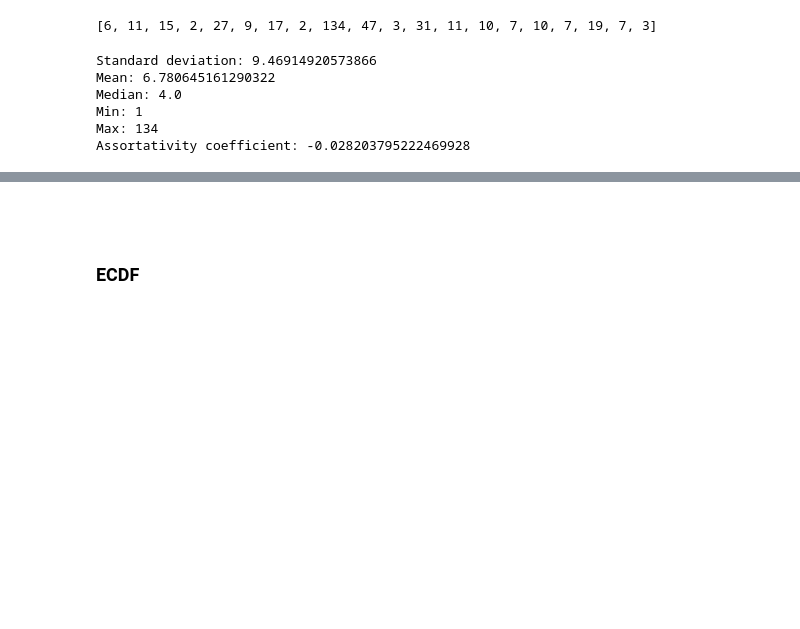
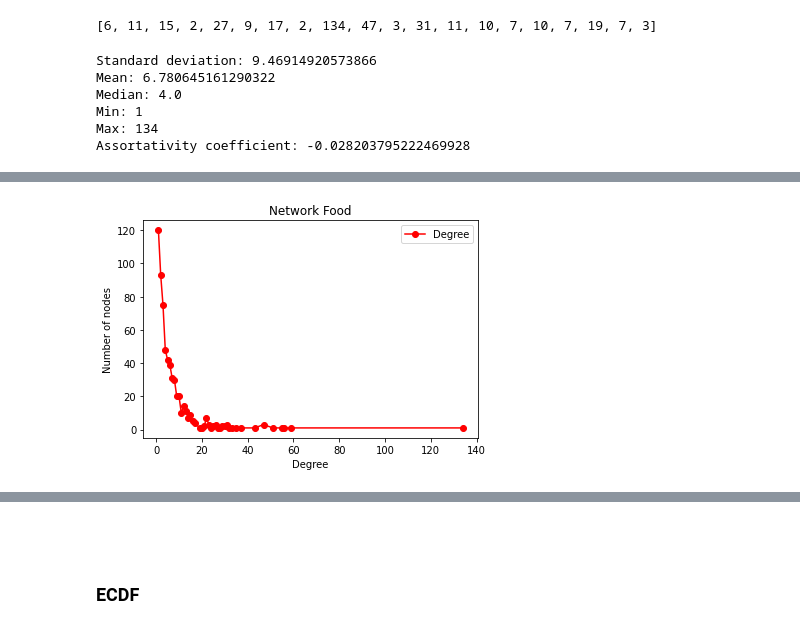
Before and after one commit to Andreaierardi/SocialNetworkAnalysis-project, a Jupyter notebook: project_code.ipynb, the cells around one changed output, grey strips where cells are left out. Cells and saved outputs as stored; diff of their text form; code cells hidden in the pictures; blank space fills up the shorter version.

```diff
--- a/project_code.ipynb
+++ b/project_code.ipynb
@@ -259,0 +275,10 @@ Assortativity coefficient: -0.028203795222469928
+# %%
+plt.figure() # you need to first do 'import pylabas plt'plt.grid(True)
+plt.plot(deg,cnt,"ro-") # degree
+plt.legend(['Degree'])
+plt.xlabel('Degree')
+plt.ylabel('Number of nodes')
+plt.title('Network Food')
+plt.show()
+# %% [output]
+[figure, added]
```
Also changed, not shown: parts of 21 cells of this notebook.
